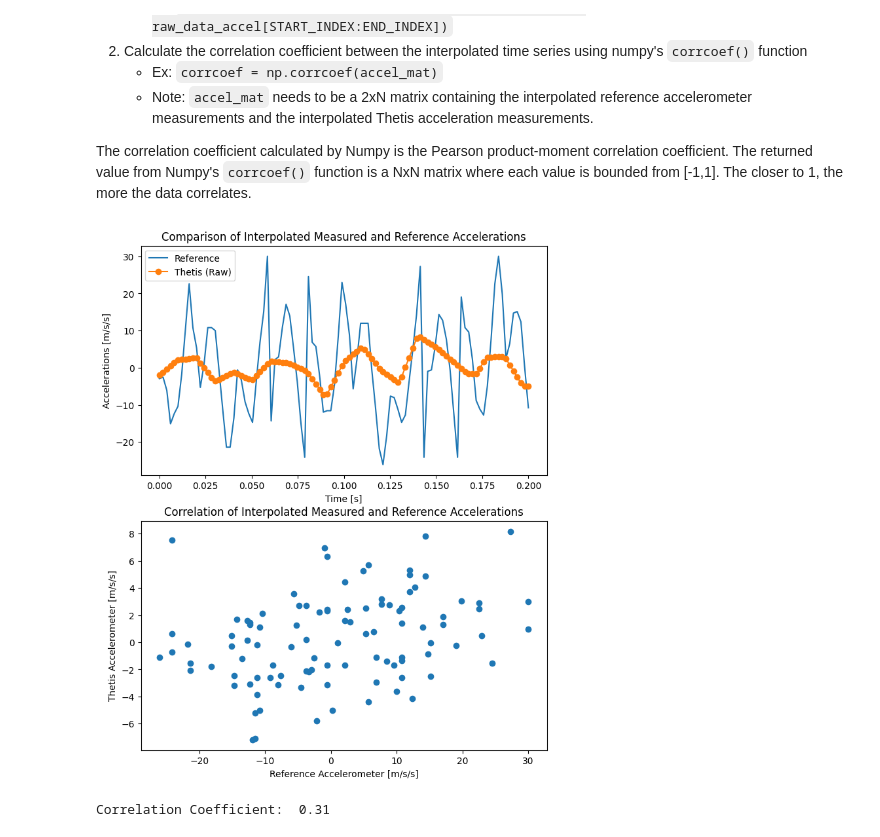
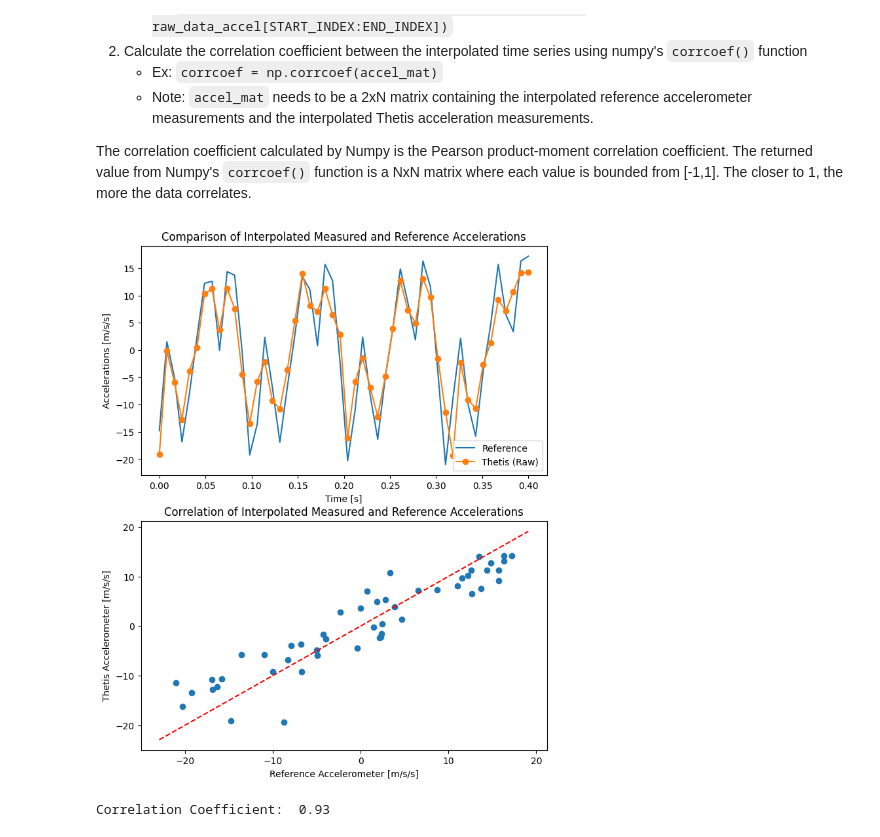
Before and after one commit to Legohead259/Thetis-Scripts, a Jupyter notebook: vibration_validation/accelerometer_validation.ipynb, the cells around one changed output. Drawn from its saved outputs; the diff is of its cells as text; code cells hidden in the pictures.

```diff
--- a/vibration_validation/accelerometer_validation.ipynb
+++ b/vibration_validation/accelerometer_validation.ipynb
@@ -57,9 +60,9 @@ accel_data = np.array(accel_data)
 ## Graph Data
 # %%
 # START_INDEX = 0
-START_INDEX = 2082
+START_INDEX = 6095
 # TIME_WIDTH = len(epoch_data)
-TIME_WIDTH = 21
+TIME_WIDTH = 50
 END_INDEX = START_INDEX + TIME_WIDTH
 
 x_meas = epoch_data[START_INDEX:END_INDEX] # Partition examined data into sub array
@@ -72,6 +75,8 @@ ax_accel = fig_accel.add_subplot(1,1,1)
 ax_accel.set_title("Raw Acceleration Versus Time")
 ax_accel.plot(epoch_data, raw_accel_data)
 # ax_accel.plot(epoch_data, accel_data)
+ax_accel.axvline(epoch_data[START_INDEX], linestyle='--', color='r')
+ax_accel.axvline(epoch_data[END_INDEX], linestyle='--', color='r')
 ax_accel.set_xlabel("Timestamp")
 ax_accel.set_ylabel("Accelerations [m/s/s]")
 ax_accel.legend(["Raw"])
@@ -94,9 +99,13 @@ ax_comp.legend(["Reference", "Thetis (Raw)"])
 # ax_scale.set_ylabel("Accelerations [m/s/s]")
 # ax_scale.legend(["Thetis (Raw)", "Reference (x2.8)"])
 
-print("Number of samples: ", len(epoch_data)) #DEBUG
-print("Total Sample Time: ", max(x_meas)) #DEBUG
-print("Average Sample Rate: ", len(x_meas) / np.max(x_meas)) #DEBUG
+N_SAMPLES = len(epoch_data)
+T_SAMPLE = np.max(df.time)
+F_SAMPLE = len(x_meas) / np.max(x_meas)
+
+print("Number of samples: ", N_SAMPLES) #DEBUG
+print("Total Sample Time: ", T_SAMPLE) #DEBUG
+print("Average Sample Rate: ", round(F_SAMPLE)) #DEBUG
 
 plt.show()
 # %% [output]
@@ -107,0 +122,12 @@ Average Sample Rate:  106.5989847715736
+# %%
+sos = signal.butter(4, 24, 'lp', fs=1E4, output='sos')
+filtered = signal.sosfiltfilt(sos, scope_accel)
+
+fig_filt, (ax1, ax2) = plt.subplots(2, 1, sharex=True, figsize=(8,4))
+ax1.set_title("Comparison of Unfiltered and Filtered Accelerations")
+ax1.plot(df.time, scope_accel)
+ax1.set_xlabel("Time [s]")
+ax1.set_ylabel("Accelerations [m/s/s]")
+ax2.plot(df.time, filtered)
+ax2.plot(x_meas, raw_accel_data[START_INDEX:END_INDEX], 'o-')
+# ax_comp.legend(["Reference", "Thetis (Raw)"])
@@ -118,36 +147,38 @@ We will experiment with the following procedure:
 The correlation coefficient calculated by Numpy is the Pearson product-moment correlation coefficient. The returned value from Numpy's `corrcoef()` function is a NxN matrix where each value is bounded from [-1,1]. The closer to 1, the more the data correlates.
 # %%
 # Create an interpolated time series vector from [0, max(x_ref)] of 50 values
-x_interp = np.linspace(0, max(df.time), 100)
+x_interp = np.linspace(0, max(df.time), 50)
 
 # Interpolate the different time series
-scope_accel_interp = np.interp(x_interp, df.time, scope_accel)
+scope_accel_interp = np.interp(x_interp, df.time, filtered)
 raw_accel_data_interp = np.interp(x_interp, x_meas, raw_accel_data[START_INDEX:END_INDEX])
 # print(scope_accel_interp)
 # print(raw_accel_data_interp)
 
 # Plot interpolated time series
 fig_comp_interp = plt.figure(3, figsize=(8,10))
 ax_comp_interp = fig_comp_interp.add_subplot(2,1,1)
 ax_comp_interp.set_title("Comparison of Interpolated Measured and Reference Accelerations")
 ax_comp_interp.plot(x_interp, scope_accel_interp)
 ax_comp_interp.plot(x_interp, raw_accel_data_interp, 'o-')
 ax_comp_interp.set_xlabel("Time [s]")
 ax_comp_interp.set_ylabel("Accelerations [m/s/s]")
 ax_comp_interp.legend(["Reference", "Thetis (Raw)"])
 
 ax_corr = fig_comp_interp.add_subplot(2,1,2)
 ax_corr.set_title("Correlation of Interpolated Measured and Reference Accelerations")
 ax_corr.plot(scope_accel_interp, raw_accel_data_interp, 'o')
+x = np.linspace(ax_corr.get_xlim()[0], ax_corr.get_xlim()[1])
+ax_corr.plot(x, x, '--', color='red')
 ax_corr.set_xlabel("Reference Accelerometer [m/s/s]")
 ax_corr.set_ylabel("Thetis Accelerometer [m/s/s]")
 plt.show()
 
 # Calculate correlation coefficients
 accel_mat = np.array([scope_accel_interp, raw_accel_data_interp])
 # print(accel_mat)
 corrcoef = np.corrcoef(accel_mat)
 print("Correlation Coefficient: ", round(corrcoef[0,1],2))
 # %% [output]
-[figure, old version]
+[figure, new version]
-Correlation Coefficient:  0.31
+Correlation Coefficient:  0.93
```
Also changed, not shown: parts of 7 cells of this notebook, 1 other file.
